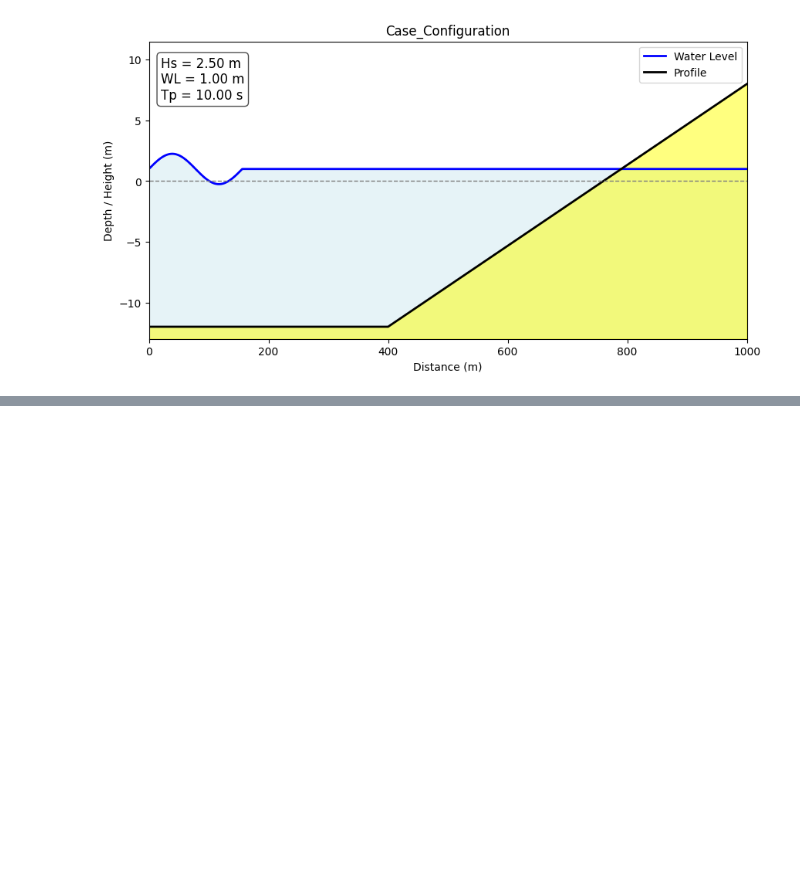
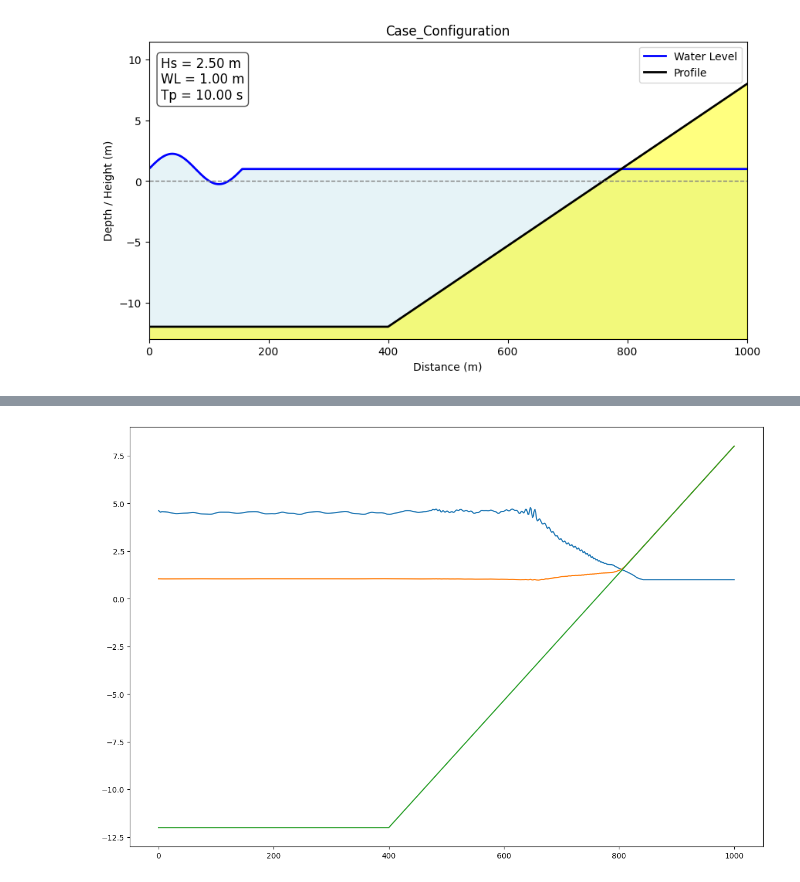
Before and after one commit to pablo-aloalg/ONDAS_Swash, a Jupyter notebook: 01_Swash_test.ipynb, the cells around one changed output, grey strips where cells are left out. Drawn from its saved outputs; the diff is of its cells as text; code cells hidden in the pictures; blank space fills up the shorter version.

Commit message:
fix_swash

```diff
--- a/01_Swash_test.ipynb
+++ b/01_Swash_test.ipynb
@@ -65,4 +65,4 @@ swash_model = SwashModelWrapper_ondas(
 # %%
 swash_model.build_cases()
 # %%
-swash_model.run_cases(launcher='docker_serial')
+swash_model.run_cases(launcher='serial')
@@ -79,0 +69,3 @@ swash_model.list_available_launchers()
+# %%
+vars_to_postprocess = ["Msetup", "Hrms", "Hfreqs"]
+postprocessed = swash_model.postprocess_cases(output_vars=vars_to_postprocess).isel(case_num=0)
@@ -79,0 +88,9 @@ swash_model.list_available_launchers()
+# %%
+fig, axs = plt.subplots(1,1, figsize=(15,10))
+
+axs.plot(postprocessed.Xp.values,postprocessed.Hs.values + 1)
+axs.plot(postprocessed.Xp.values, postprocessed.Msetup.values + 1)
+axs.plot(postprocessed.Xp.values, depth_array)
+plt.show()
+# %% [output]
+[figure, added]
```
Also changed, not shown: parts of 3 cells of this notebook, 11 other files.
